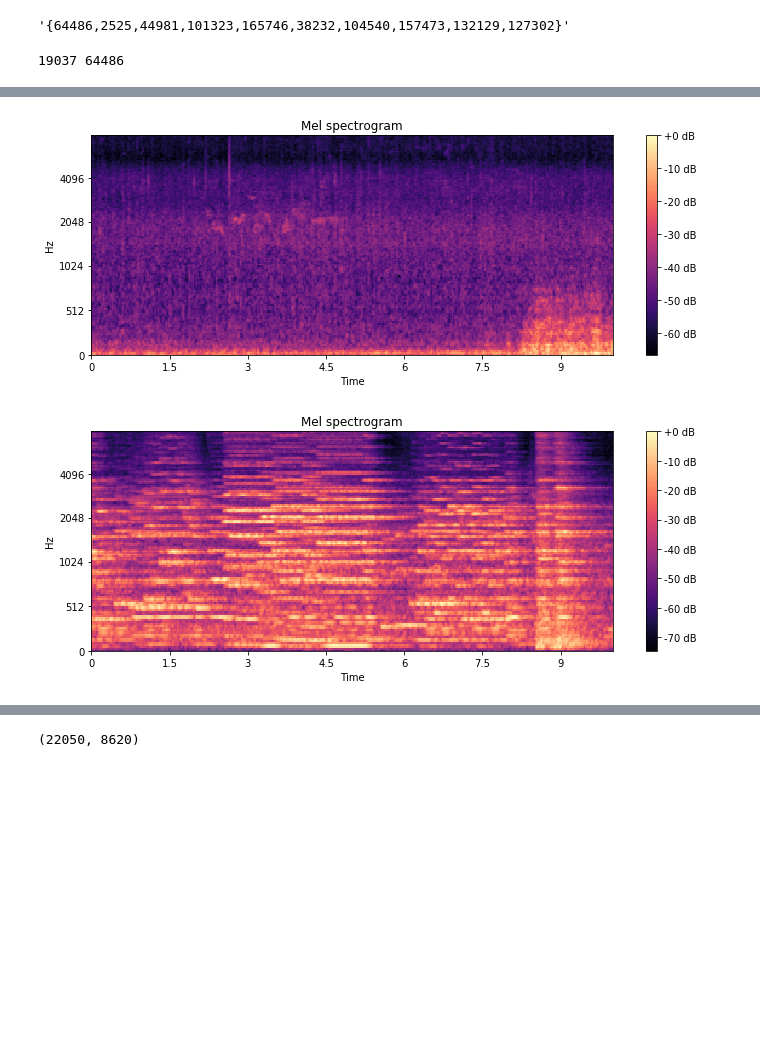
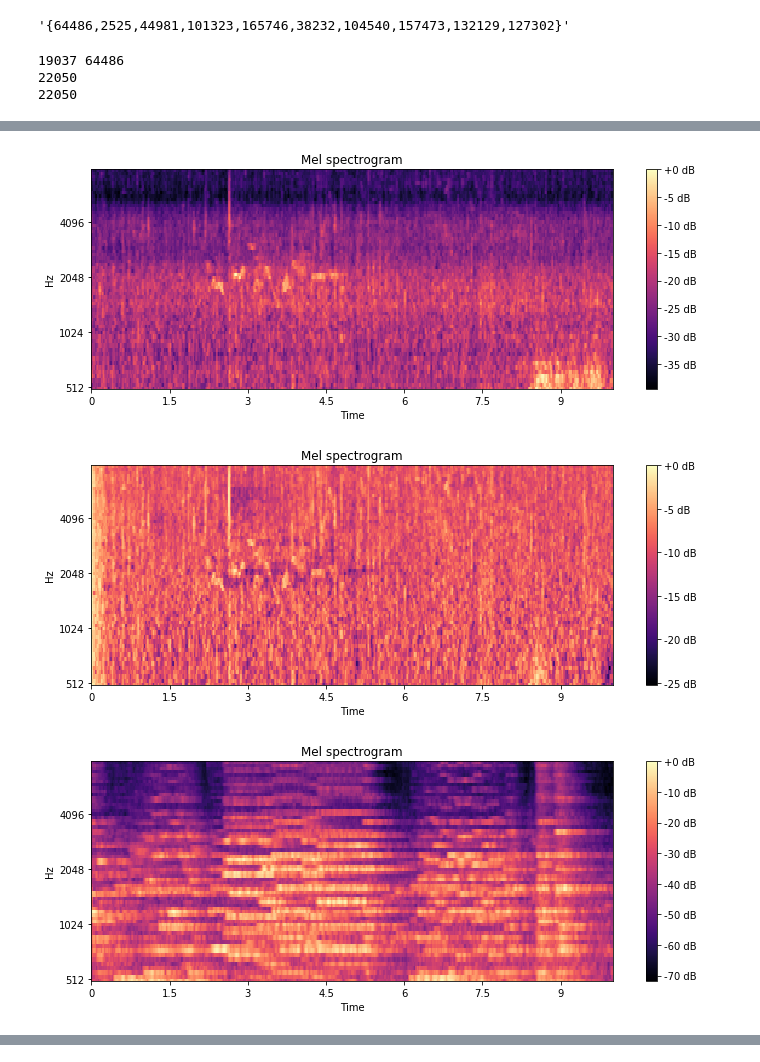
Before and after one commit to jonnor/datascience-master, a Jupyter notebook: dcase2018/Features.ipynb, the cells around one changed output, grey strips where cells are left out. Saved outputs shown, nothing was run; the diff lists cells and outputs as text; code cells hidden in the pictures; blank space fills up the shorter version.

```diff
--- a/dcase2018/Features.ipynb
+++ b/dcase2018/Features.ipynb
@@ -36,8 +36,9 @@ v = neg.index.values
 # %%
 def features(wavpath):
     y, sr = librosa.load(wavpath, offset=0)
+    print(sr)
     mfcc = librosa.feature.mfcc(y=y, sr=sr, n_fft=2048, hop_length=512, n_mfcc=20)
-    mel = librosa.feature.melspectrogram(y=y, sr=sr, n_mels=128, fmax=8000)
+    mel = librosa.feature.melspectrogram(y=y, sr=sr, n_mels=64, fmin=500, fmax=8000)
     return mel
 
 def plot_mfcc(mfcc):
@@ -50,25 +51,33 @@ def plot_mfcc(mfcc):
 def plot_melspectrogram(S, title='Mel spectrogram', fmax=8000):
     plt.figure(figsize=(10, 4))
     d = librosa.power_to_db(S, ref=numpy.max)
-    librosa.display.specshow(d, y_axis='mel', x_axis='time', fmax=fmax)
+    librosa.display.specshow(d, y_axis='mel', x_axis='time', fmin=500, fmax=fmax)
     plt.colorbar(format='%+2.0f dB')
     plt.title(title)
     plt.tight_layout()
 # %%
 p = pos.index.values[0]
 n = neg.index.values[0]
 print(p, n)
 p = features('data/ff1010bird/{}.wav'.format(p))
 n = features('data/ff1010bird/{}.wav'.format(n))
 
 #plot_mfcc(p)
 #plot_mfcc(n)
 plot_melspectrogram(p)
+pn = librosa.core.pcen(p, power=0.25, time_constant=0.4)
+plot_melspectrogram(pn)
+
 plot_melspectrogram(n)
+plot_melspectrogram(librosa.core.pcen(n))
+
 
 IPython.display.Audio('data/ff1010bird/{}.wav'.format(pos.index.values[0]))
 # %% [output]
 19037 64486
+22050
+22050
 [interactive output not drawn]
-[figure, old version]
+[figure, new version]
-[figure, old version]
+[figure, new version]
+[figure, added]
@@ -75,4 +84,0 @@ IPython.display.Audio('data/ff1010bird/{}.wav'.format(pos.index.values[0]))
-# %%
-22050, p.shape[0]*p.shape[1]
-# %% [output]
-(22050, 8620)
```
Also changed, not shown: parts of 4 cells of this notebook.
